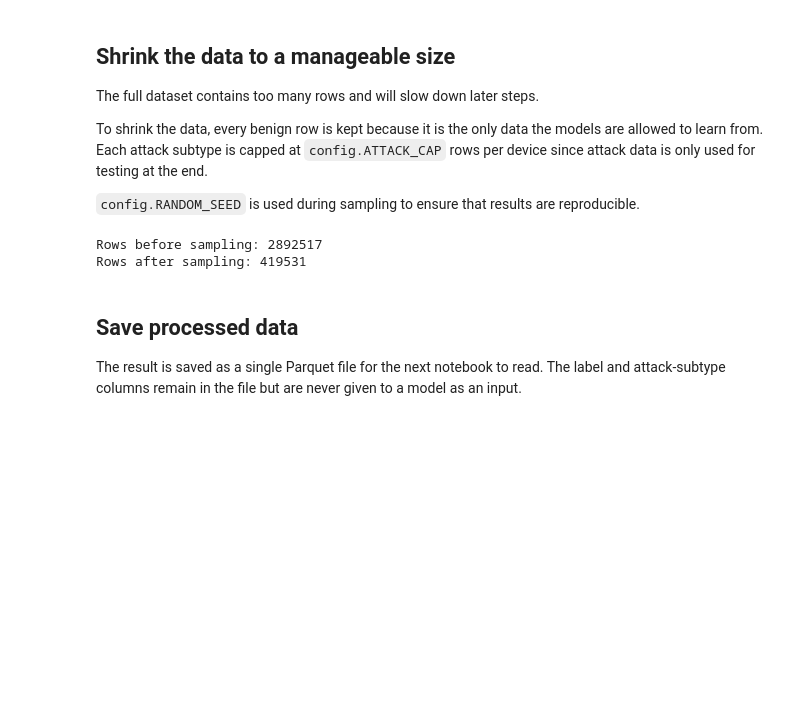
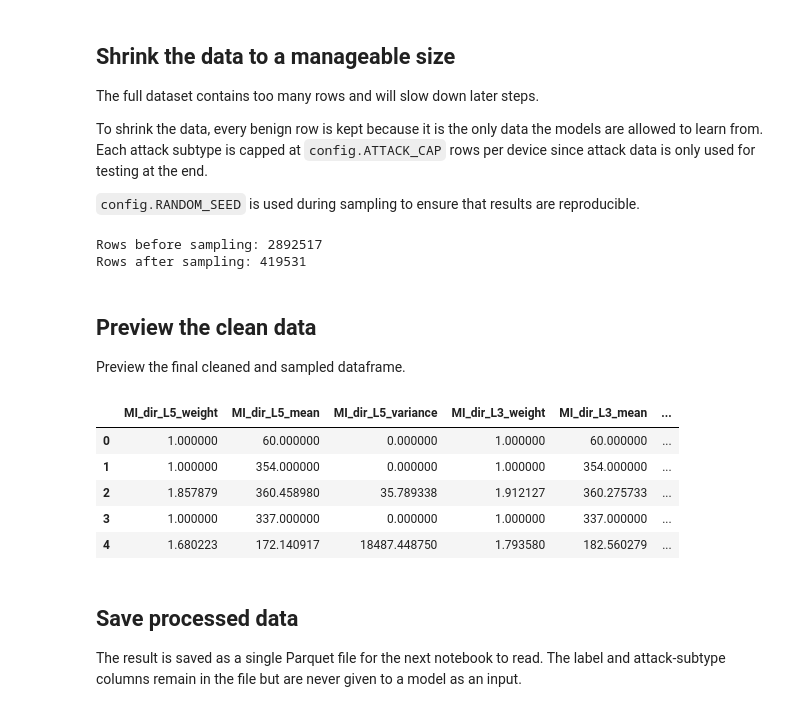
Before and after one commit to ctanyiquan/nbaiot-anomaly-detection, a Jupyter notebook: notebooks/01_data_acquisition.ipynb, the cells around one changed output. Cells and saved outputs as stored; diff of their text form; code cells hidden in the pictures; blank space fills up the shorter version.

```diff
--- a/notebooks/01_data_acquisition.ipynb
+++ b/notebooks/01_data_acquisition.ipynb
@@ -99,12 +124,26 @@ To shrink the data, every benign row is kept because it is the only data the mod
 # %%
 # Keep all benign rows and cap each attack subtype per device
 sampled_frames = [config.subsample_device(device_group) for _, device_group in df.groupby("device")]
-sampled_df = pandas.concat(sampled_frames, ignore_index=True)
+sampled_df = pd.concat(sampled_frames, ignore_index=True)
 print(f"Rows before sampling: {len(df)}")
 print(f"Rows after sampling: {len(sampled_df)}")
 # %% [output]
 Rows before sampling: 2892517
 Rows after sampling: 419531
+# %% [markdown]
+## Preview the clean data
+
+Preview the final cleaned and sampled dataframe.
+# %%
+# Preview the final cleaned and sampled dataframe before saving
+sampled_df.head()
+# %% [output]
+|  | MI_dir_L5_weight | MI_dir_L5_mean | MI_dir_L5_variance | MI_dir_L3_weight | MI_dir_L3_mean | ... |
+| 0 | 1.000000 | 60.000000 | 0.000000 | 1.000000 | 60.000000 | ... |
+| 1 | 1.000000 | 354.000000 | 0.000000 | 1.000000 | 354.000000 | ... |
+| 2 | 1.857879 | 360.458980 | 35.789338 | 1.912127 | 360.275733 | ... |
+| 3 | 1.000000 | 337.000000 | 0.000000 | 1.000000 | 337.000000 | ... |
+| 4 | 1.680223 | 172.140917 | 18487.448750 | 1.793580 | 182.560279 | ... |
 # %% [markdown]
 ## Save processed data
 
```
Also changed, not shown: parts of 6 cells of this notebook.
